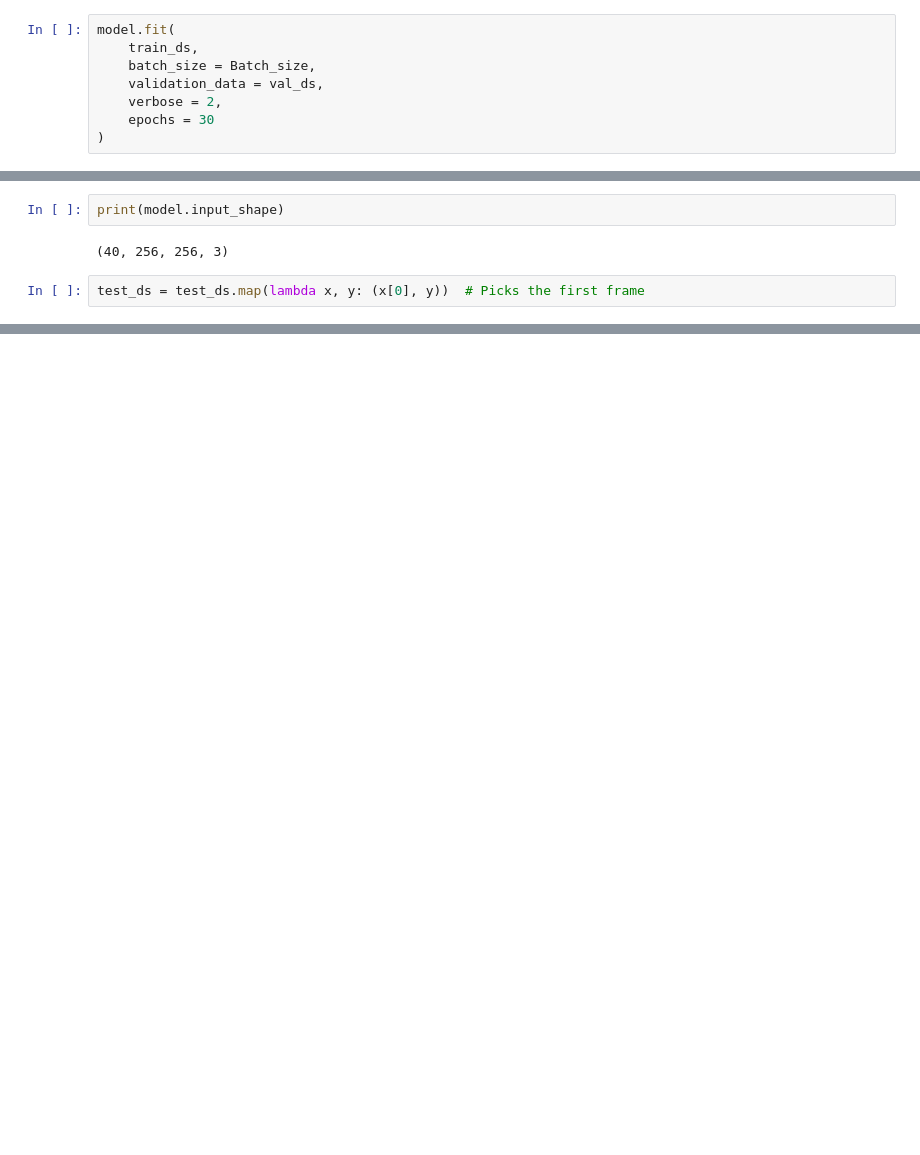
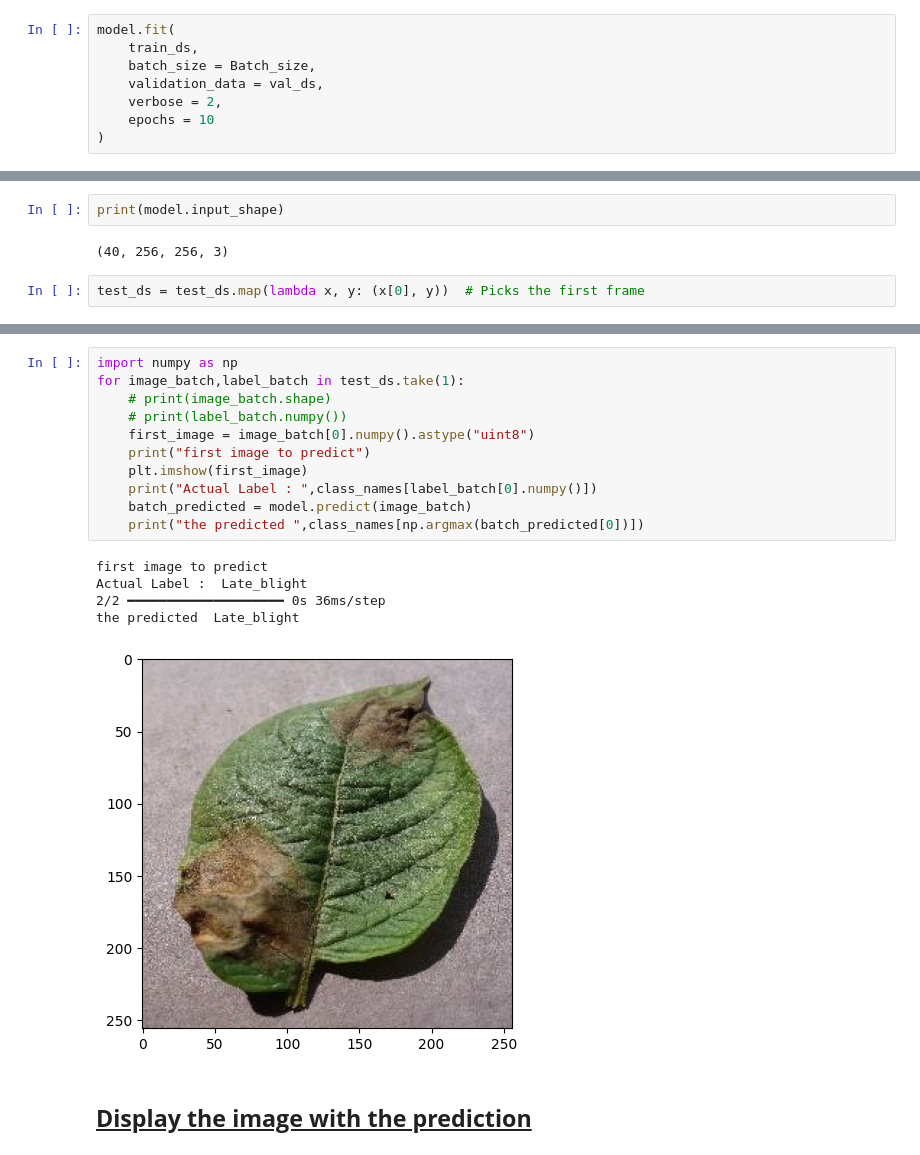
Before and after one commit to Hritik70026/Tomato_disease_project, a Jupyter notebook: PROJECT START/Data_collec_preprec_1.ipynb, the cells around one changed output, grey strips where cells are left out. Cells and saved outputs as stored; diff of their text form; blank space fills up the shorter version.

```diff
--- a/PROJECT START/Data_collec_preprec_1.ipynb
+++ b/PROJECT START/Data_collec_preprec_1.ipynb
@@ -217,6 +227,6 @@ model.fit(
     batch_size = Batch_size,
     validation_data = val_ds,
     verbose = 2,
-    epochs = 30
+    epochs = 10
 )
 # %% [output]
@@ -299,0 +313,19 @@ array([2, 2, 2, 1, 2, 2, 2, 0, 0, 2, 0, 0, 2, 0, 2, 0, 0, 2, 2, 2, 0, 0,
+# %%
+import numpy as np
+for image_batch,label_batch in test_ds.take(1):
+    # print(image_batch.shape)
+    # print(label_batch.numpy())
+    first_image = image_batch[0].numpy().astype("uint8")
+    print("first image to predict")
+    plt.imshow(first_image)
+    print("Actual Label : ",class_names[label_batch[0].numpy()])
+    batch_predicted = model.predict(image_batch)
+    print("the predicted ",class_names[np.argmax(batch_predicted[0])])
+# %% [output]
+first image to predict
+Actual Label :  Late_blight
+2/2 ━━━━━━━━━━━━━━━━━━━━ 0s 36ms/step
+the predicted  Late_blight
+[figure, added]
+# %% [markdown]
+## <u>**Display the image with the prediction**
```
Also changed, not shown: parts of 15 cells of this notebook.
